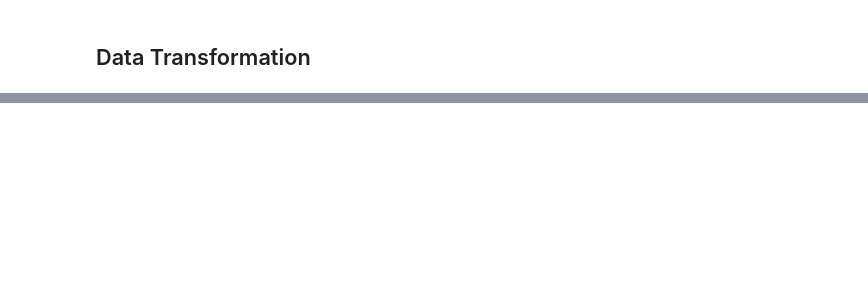
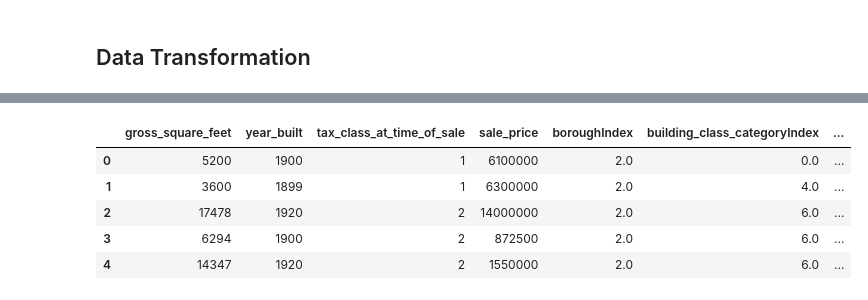
Before and after one commit to kevinchris17/BDAS, a Jupyter notebook: Iteration 4.ipynb, the cells around one changed output, grey strips where cells are left out. Drawn from its saved outputs; the diff is of its cells as text; code cells hidden in the pictures; blank space fills up the shorter version.

```diff
--- a/Iteration 4.ipynb
+++ b/Iteration 4.ipynb
@@ -157,0 +150,19 @@ AttributeError: 'StringIndexer' object has no attribute 'show'
+# %%
+from pyspark.ml.feature import StringIndexer
+
+borough_indexer = StringIndexer(inputCol="borough", outputCol="boroughIndex")
+building_class_category_indexer = StringIndexer(inputCol="building_class_category", outputCol="building_class_categoryIndex")
+tax_class_at_present_indexer = StringIndexer(inputCol="tax_class_at_present", outputCol="tax_class_at_presentIndex")
+building_class_at_present_indexer = StringIndexer(inputCol="building_class_at_present", outputCol="building_class_at_presentIndex")
+building_class_at_time_of_sale_indexer = StringIndexer(inputCol="building_class_at_time_of_sale", outputCol="building_class_at_time_of_saleIndex")
+price_category_indexer = StringIndexer(inputCol="price_category", outputCol="price_categoryIndex")
+
+
+sales_data = borough_indexer.fit(sales_data).transform(sales_data)
+sales_data = building_class_category_indexer.fit(sales_data).transform(sales_data)
+sales_data = tax_class_at_present_indexer.fit(sales_data).transform(sales_data)
+sales_data = building_class_at_present_indexer.fit(sales_data).transform(sales_data)
+sales_data = building_class_at_time_of_sale_indexer.fit(sales_data).transform(sales_data)
+sales_data = price_category_indexer.fit(sales_data).transform(sales_data)
+
+sales_data.limit(5).toPandas()
@@ -157,0 +176,10 @@ AttributeError: 'StringIndexer' object has no attribute 'show'
+# %%
+sales_data = sales_data.select([c for c in sales_data.columns if c not in ["borough","building_class_category", "tax_class_at_present", "building_class_at_present", "building_class_at_time_of_sale", "price_category"]])
+sales_data.limit(5).toPandas()
+# %% [output]
+|  | gross_square_feet | year_built | tax_class_at_time_of_sale | sale_price | boroughIndex | building_class_categoryIndex | ... |
+| 0 | 5200 | 1900 | 1 | 6100000 | 2.0 | 0.0 | ... |
+| 1 | 3600 | 1899 | 1 | 6300000 | 2.0 | 4.0 | ... |
+| 2 | 17478 | 1920 | 2 | 14000000 | 2.0 | 6.0 | ... |
+| 3 | 6294 | 1900 | 2 | 872500 | 2.0 | 6.0 | ... |
+| 4 | 14347 | 1920 | 2 | 1550000 | 2.0 | 6.0 | ... |
```
Also changed, not shown: parts of 27 cells of this notebook, 3 other files.
